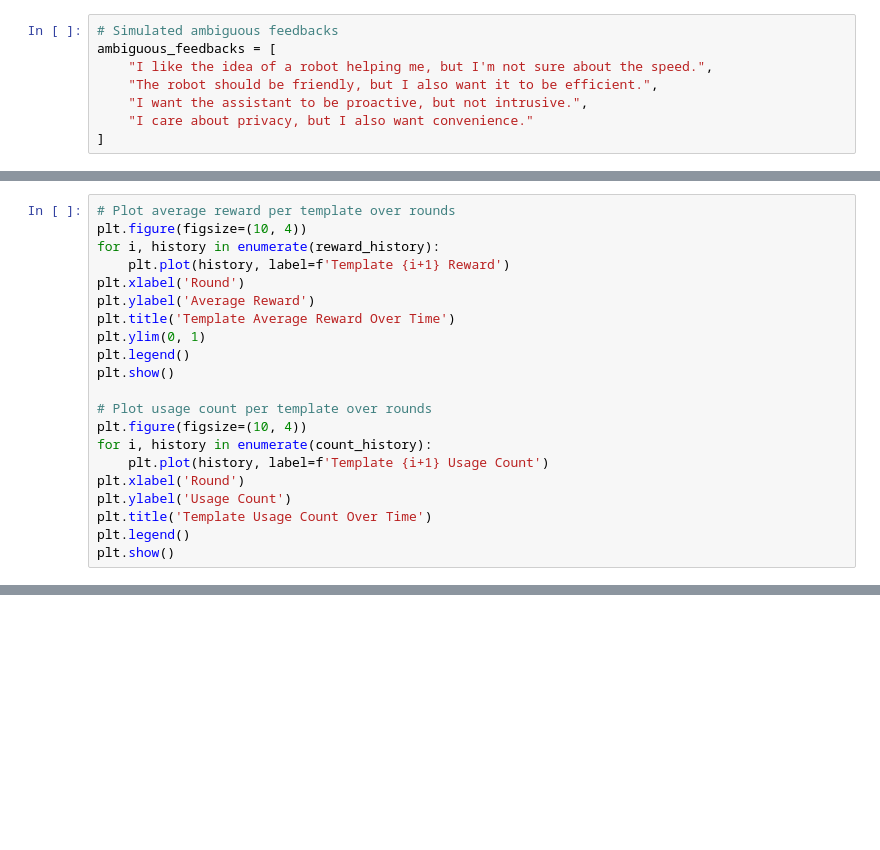
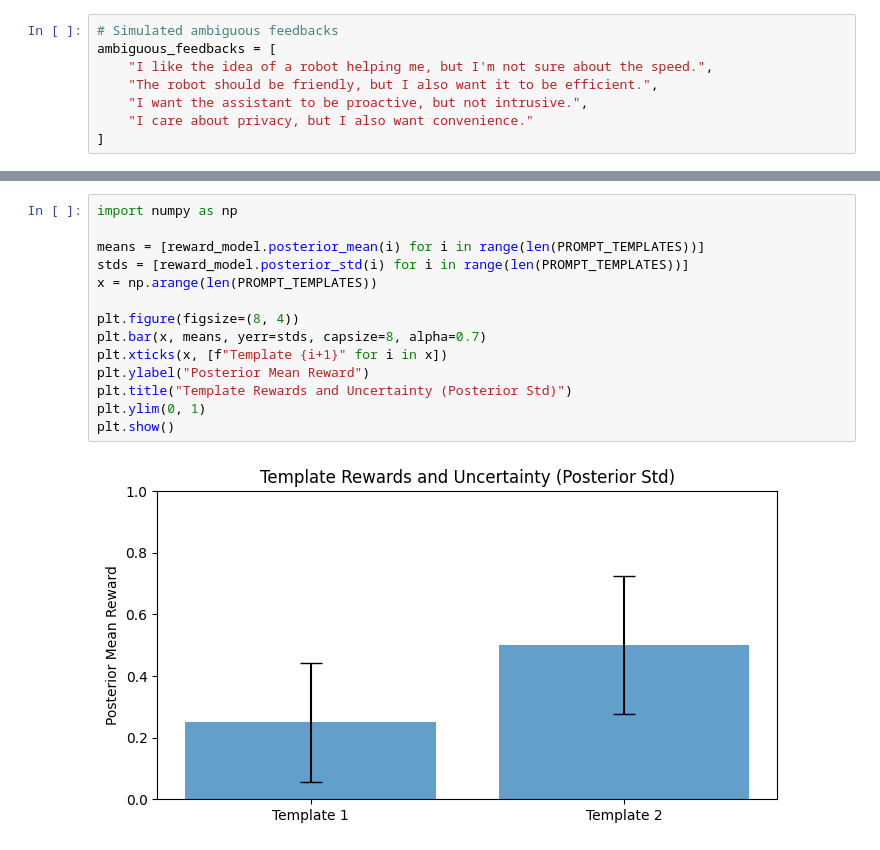
Before and after one commit to ethanvillalovoz/clarifybot, a Jupyter notebook: notebooks/demo.ipynb, the cells around one changed output, grey strips where cells are left out. Drawn from its saved outputs; the diff is of its cells as text; blank space fills up the shorter version.

```diff
--- a/notebooks/demo.ipynb
+++ b/notebooks/demo.ipynb
@@ -84,21 +76,0 @@ We plot the evolution of average reward and usage count for each template over t
-# %%
-# Plot average reward per template over rounds
-plt.figure(figsize=(10, 4))
-for i, history in enumerate(reward_history):
-    plt.plot(history, label=f'Template {i+1} Reward')
-plt.xlabel('Round')
-plt.ylabel('Average Reward')
-plt.title('Template Average Reward Over Time')
-plt.ylim(0, 1)
-plt.legend()
-plt.show()
-
-# Plot usage count per template over rounds
-plt.figure(figsize=(10, 4))
-for i, history in enumerate(count_history):
-    plt.plot(history, label=f'Template {i+1} Usage Count')
-plt.xlabel('Round')
-plt.ylabel('Usage Count')
-plt.title('Template Usage Count Over Time')
-plt.legend()
-plt.show()
@@ -107,0 +81,16 @@ plt.show()
+# %%
+import numpy as np
+
+means = [reward_model.posterior_mean(i) for i in range(len(PROMPT_TEMPLATES))]
+stds = [reward_model.posterior_std(i) for i in range(len(PROMPT_TEMPLATES))]
+x = np.arange(len(PROMPT_TEMPLATES))
+
+plt.figure(figsize=(8, 4))
+plt.bar(x, means, yerr=stds, capsize=8, alpha=0.7)
+plt.xticks(x, [f"Template {i+1}" for i in x])
+plt.ylabel("Posterior Mean Reward")
+plt.title("Template Rewards and Uncertainty (Posterior Std)")
+plt.ylim(0, 1)
+plt.show()
+# %% [output]
+[figure, added]
```
Also changed, not shown: parts of 12 cells of this notebook.
